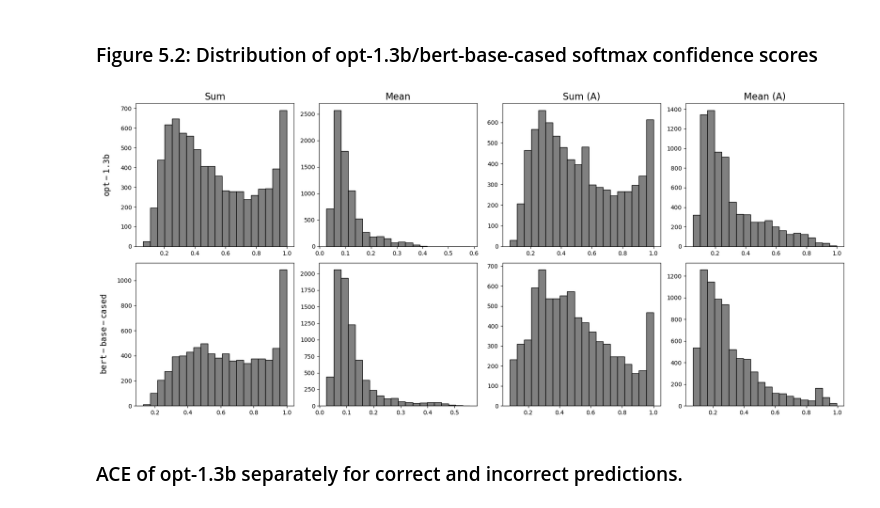
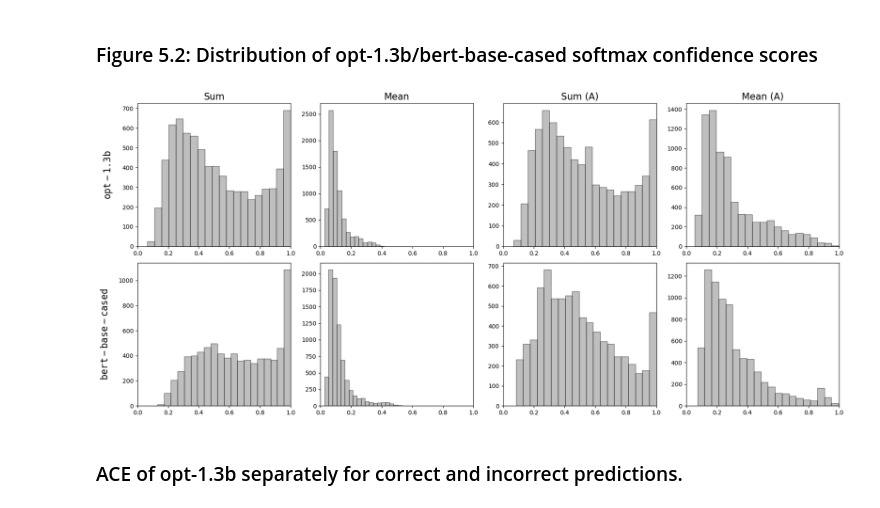
Before and after one commit to diamir707/LMsCONFonBEAR, a Jupyter notebook: results/e1reduction_eval.ipynb, the cells around one changed output. Cells and saved outputs as stored; diff of their text form; code cells hidden in the pictures.

```diff
--- a/results/e1reduction_eval.ipynb
+++ b/results/e1reduction_eval.ipynb
@@ -215,35 +215,37 @@ bert_confidences = [
     results_df.query("model == 'bert-base-cased' and reduction == 'mean' and only_answers == False")["confidence"].iloc[0],
     results_df.query("model == 'bert-base-cased' and reduction == 'sum' and only_answers == True")["confidence"].iloc[0],
     results_df.query("model == 'bert-base-cased' and reduction == 'mean' and only_answers == True")["confidence"].iloc[0],
 ]
 
 
 titles = ["Sum", "Mean", "Sum (A)", "Mean (A)"]
 confidence_sets = [opt_confidences, bert_confidences]
 models = ["opt-1.3b", "bert-base-cased"]
 
 fig, axes = plt.subplots(2, 4, figsize=(18, 8), sharey=False)
 axes = axes.reshape(2, 4)
 
 for row_idx, model_confidences in enumerate(confidence_sets):
     for col_idx, (data, reduction) in enumerate(zip(model_confidences, titles)):
         ax = axes[row_idx, col_idx]
-        ax.hist(data, bins=20, color="gray", edgecolor="black")
+        ax.hist(data, bins=20, color="gray", edgecolor="black", alpha=0.5)
         ax.set_facecolor("white")
         ax.set_title(f"{reduction}", fontsize=16) if row_idx == 0 else ax.set_title("")
         ax.set_xlabel("")
         ax.set_ylabel("")
+        ax.set_xlim(0, 1)
+        ax.set_ylim(0, None)
 
         if col_idx == 0:
             ax.set_ylabel(rf"$\mathtt{{{models[row_idx]}}}$", fontsize=16, rotation=90, labelpad=15)
         else:
             ax.set_ylabel("")
 
 plt.tight_layout()
 plt.savefig(graphics_path + "dist_confs_opt13b_bert" + graphics_format, dpi=600)
 plt.show()
 # %% [output]
-[figure, old version]
+[figure, new version]
 # %% [markdown]
 ### ACE of opt-1.3b separately for correct and incorrect predictions.
 # %%
```
Also changed, not shown: 3 other files.
